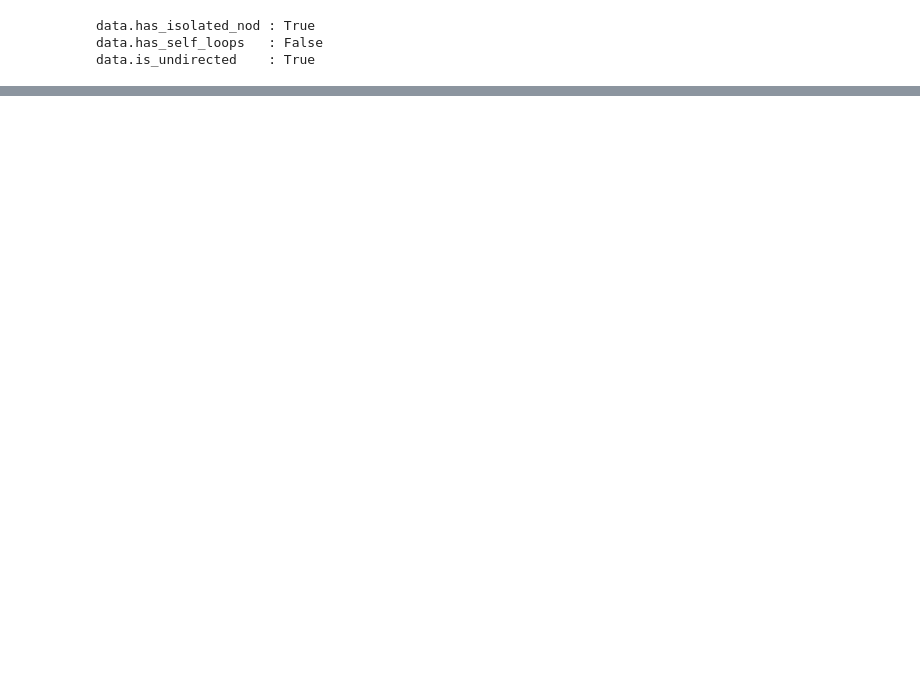
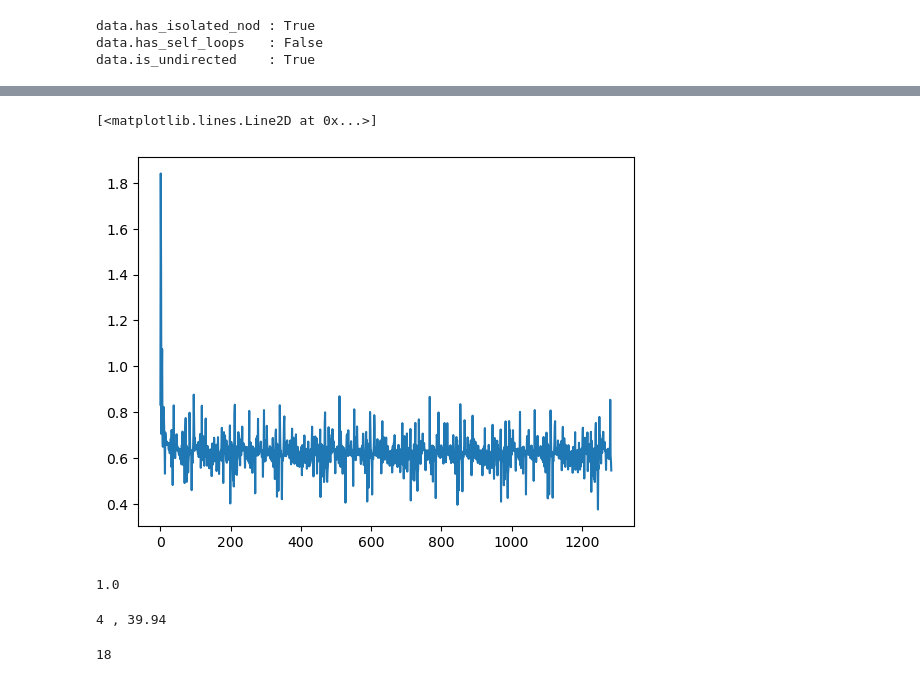
Before and after one commit to MadushanPathirana/msc-research, a Jupyter notebook: adaptive learning/creating graph/createDataSetFromSampleAssigment.ipynb, the cells around one changed output, grey strips where cells are left out. Drawn from its saved outputs; the diff is of its cells as text; code cells hidden in the pictures; blank space fills up the shorter version.

```diff
--- a/adaptive learning/creating graph/createDataSetFromSampleAssigment.ipynb
+++ b/adaptive learning/creating graph/createDataSetFromSampleAssigment.ipynb
@@ -363,0 +558,23 @@ weighted avg       0.55      0.55      0.54       102
+# %%
+plt.plot(loss_list_)
+# %% [output]
+[<matplotlib.lines.Line2D at 0x...>]
+[figure, added]
+# %%
+np.ceil(0.001)
+# %% [output]
+1.0
+# %%
+dataLoader=list(DataLoader(usersGraphDataList,batch_size=80))
+avg=[]
+for num, data in enumerate(dataLoader):
+    ys=data["atom"].y
+    unique_values, counts = torch.unique(ys, return_counts=True)
+    avg.append(counts[0].item()*100/(counts[0].item()+counts[1].item()))
+print( "{} , {:.2f}".format(num,np.mean(avg)))
+# %% [output]
+4 , 39.94
+# %%
+counts[0].item()
+# %% [output]
+18
```
Also changed, not shown: parts of 29 cells of this notebook, 8 other files.
